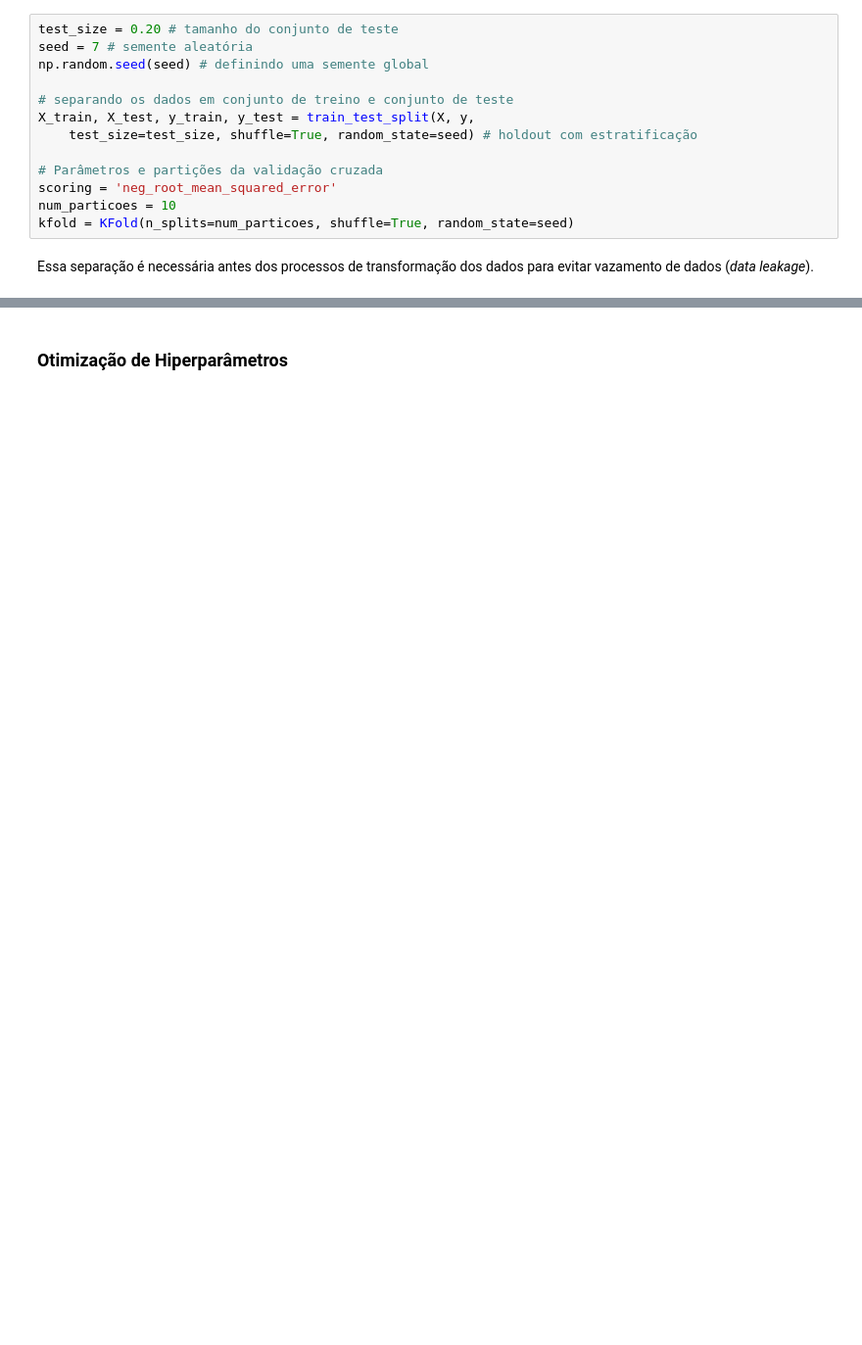
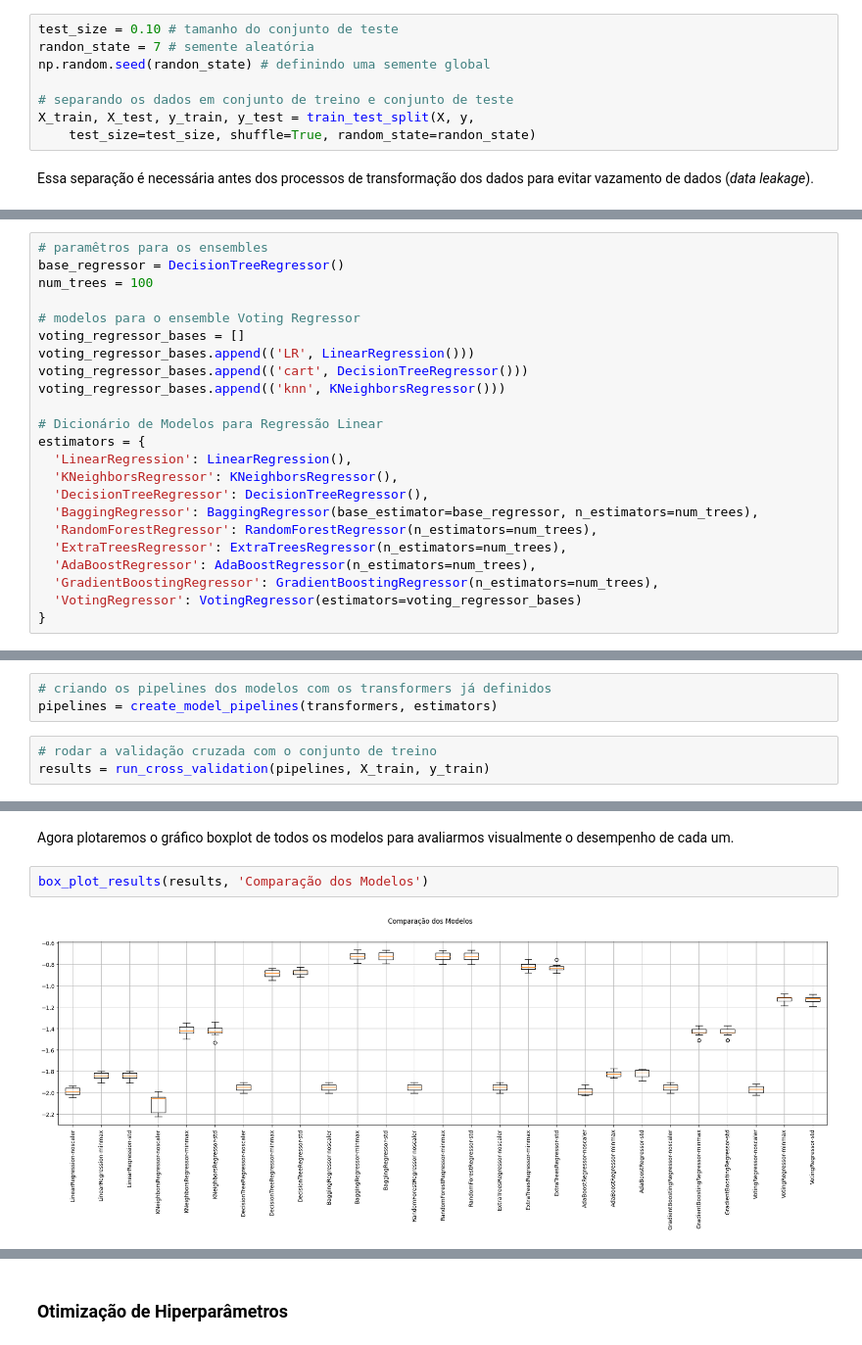
Before and after one commit to fppfurtado/mvp-pos-ciencia-de-dados, a Jupyter notebook: Projeto_MVP_Sprint_II.ipynb, the cells around one changed output, grey strips where cells are left out. Shown at 98% size. Drawn from its saved outputs; the diff is of its cells as text; blank space fills up the shorter version.

```diff
--- a/Projeto_MVP_Sprint_II.ipynb
+++ b/Projeto_MVP_Sprint_II.ipynb
@@ -727,17 +865,12 @@ X = df_preproc.drop('Taxa Venda Manha', axis=1)
 # %% [markdown]
 Aplicando holdout para fazer a amostragem treino-teste do dataset.
 # %%
-test_size = 0.20 # tamanho do conjunto de teste
-seed = 7 # semente aleatória
-np.random.seed(seed) # definindo uma semente global
+test_size = 0.10 # tamanho do conjunto de teste
+randon_state = 7 # semente aleatória
+np.random.seed(randon_state) # definindo uma semente global
 
 # separando os dados em conjunto de treino e conjunto de teste
 X_train, X_test, y_train, y_test = train_test_split(X, y,
-    test_size=test_size, shuffle=True, random_state=seed) # holdout com estratificação
-
-# Parâmetros e partições da validação cruzada
-scoring = 'neg_root_mean_squared_error'
-num_particoes = 10
-kfold = KFold(n_splits=num_particoes, shuffle=True, random_state=seed)
+    test_size=test_size, shuffle=True, random_state=randon_state)
 # %% [markdown]
 Essa separação é necessária antes dos processos de transformação dos dados para evitar vazamento de dados (*data leakage*).
@@ -743,0 +881,23 @@ Essa separação é necessária antes dos processos de transformação dos dados
+# %%
+# paramêtros para os ensembles
+base_regressor = DecisionTreeRegressor()
+num_trees = 100
+
+# modelos para o ensemble Voting Regressor
+voting_regressor_bases = []
+voting_regressor_bases.append(('LR', LinearRegression()))
+voting_regressor_bases.append(('cart', DecisionTreeRegressor()))
+voting_regressor_bases.append(('knn', KNeighborsRegressor()))
+
+# Dicionário de Modelos para Regressão Linear
+estimators = {
+  'LinearRegression': LinearRegression(),
+  'KNeighborsRegressor': KNeighborsRegressor(),
+  'DecisionTreeRegressor': DecisionTreeRegressor(),
+  'BaggingRegressor': BaggingRegressor(base_estimator=base_regressor, n_estimators=num_trees),
+  'RandomForestRegressor': RandomForestRegressor(n_estimators=num_trees),
+  'ExtraTreesRegressor': ExtraTreesRegressor(n_estimators=num_trees),
+  'AdaBoostRegressor': AdaBoostRegressor(n_estimators=num_trees),
+  'GradientBoostingRegressor': GradientBoostingRegressor(n_estimators=num_trees),
+  'VotingRegressor': VotingRegressor(estimators=voting_regressor_bases)
+}
@@ -743,0 +913,6 @@ Essa separação é necessária antes dos processos de transformação dos dados
+# %%
+# criando os pipelines dos modelos com os transformers já definidos
+pipelines = create_model_pipelines(transformers, estimators)
+# %%
+# rodar a validação cruzada com o conjunto de treino
+results = run_cross_validation(pipelines, X_train, y_train)
@@ -744 +944,7 @@ Essa separação é necessária antes dos processos de transformação dos dados
+# %% [markdown]
+Agora plotaremos o gráfico boxplot  de todos os modelos para avaliarmos visualmente o desempenho de cada um.
+# %%
+box_plot_results(results, 'Comparação dos Modelos')
+# %% [output]
+[figure, added]
 # %% [markdown]
```
Also changed, not shown: parts of 184 cells of this notebook.
